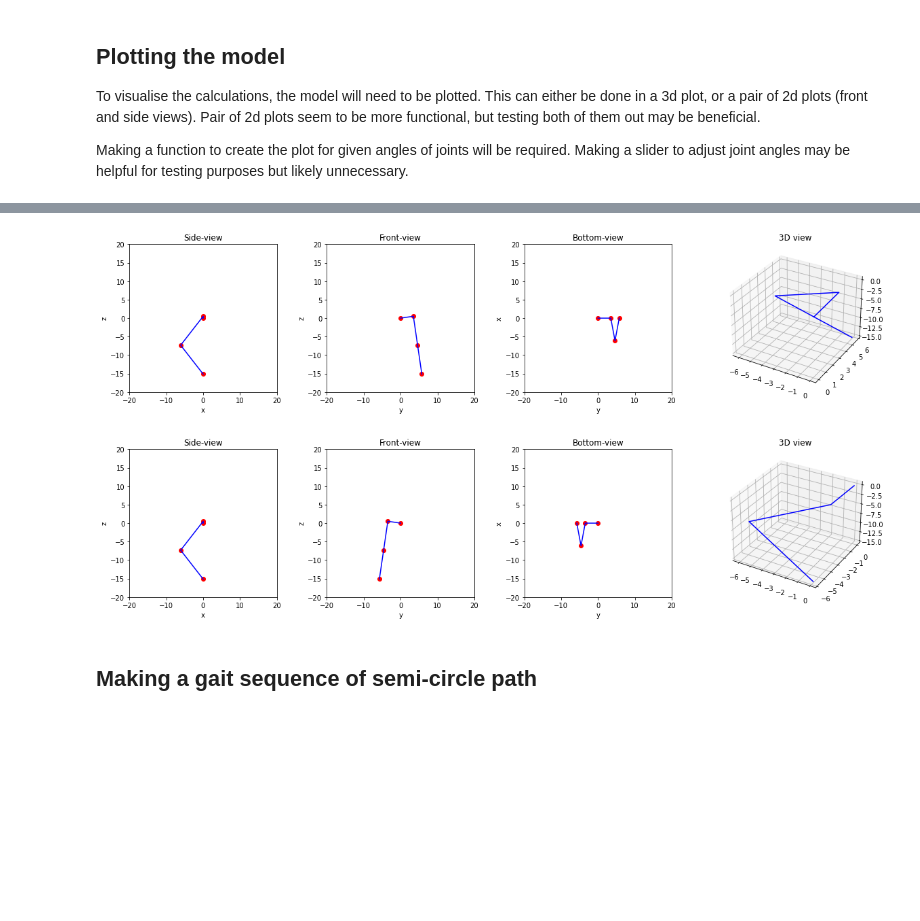
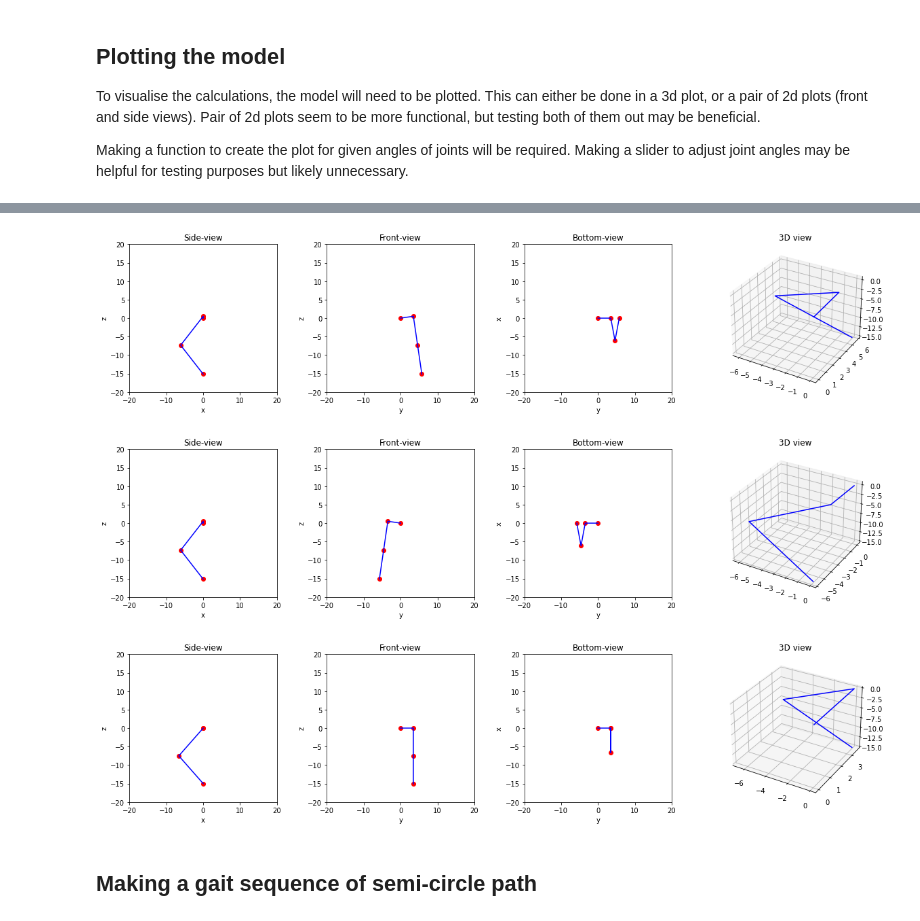
Before and after one commit to QronkOxford/Qronk, a Jupyter notebook: notebooks/kinematics.ipynb, the cells around one changed output, grey strips where cells are left out. Drawn from its saved outputs; the diff is of its cells as text; code cells hidden in the pictures; blank space fills up the shorter version.

```diff
--- a/notebooks/kinematics.ipynb
+++ b/notebooks/kinematics.ipynb
@@ -244,32 +245,36 @@ def inverseKinematicsLeft(Je):
     th3 = np.arccos((L2**2 + L3**2 - d2e**2) / (2 * L2 * L3)) - pi
 
     return th1, th2, th3
 
 
 def inverseKinematicsRight(Je):
     # Extract the x, y, z coordinates of the end effector position
     x, y, z = Je
 
     # Calculate shortest distances between joints
     d1e = np.sqrt(x**2 + y**2 + z**2)
     d2e = np.sqrt(d1e**2 - L1**2)
 
     # Calculate joint angles
     th1 = -(np.arccos(L1 / d1e) - np.arctan(z / y))  # this is the only difference from Left
     th2 = np.arccos((L2**2 + d2e**2 - L3**2) / (2 * L2 * d2e))
     th3 = np.arccos((L2**2 + L3**2 - d2e**2) / (2 * L2 * L3)) - pi
 
     return th1, th2, th3
 
 
 # Confirm that all left and right kinematics work correctly
 th1, th2, th3 = inverseKinematicsLeft((2.3, 5.7, -15))
 plotLeg(forwardKinematicsLeft(th1, th2, th3))
 
 th1, th2, th3 = inverseKinematicsRight((2.3, -5.7, -15))
 plotLeg(forwardKinematicsRight(th1, th2, th3))
+
+th1, th2, th3 = inverseKinematicsLeft((0, 3.5, -15))
+plotLeg(forwardKinematicsLeft(th1, th2, th3))
 # %% [output]
 [figure]
 [figure]
+[figure, added]
 # %% [markdown]
 ## Making a gait sequence of semi-circle path
```
Also changed, not shown: parts of 4 cells of this notebook.
